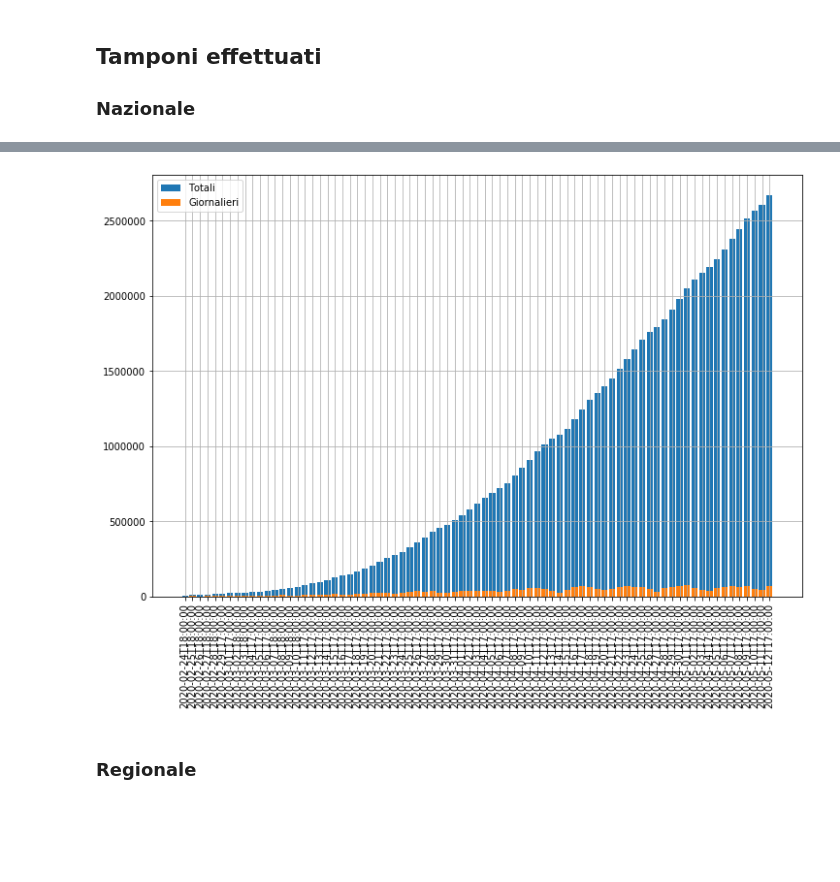
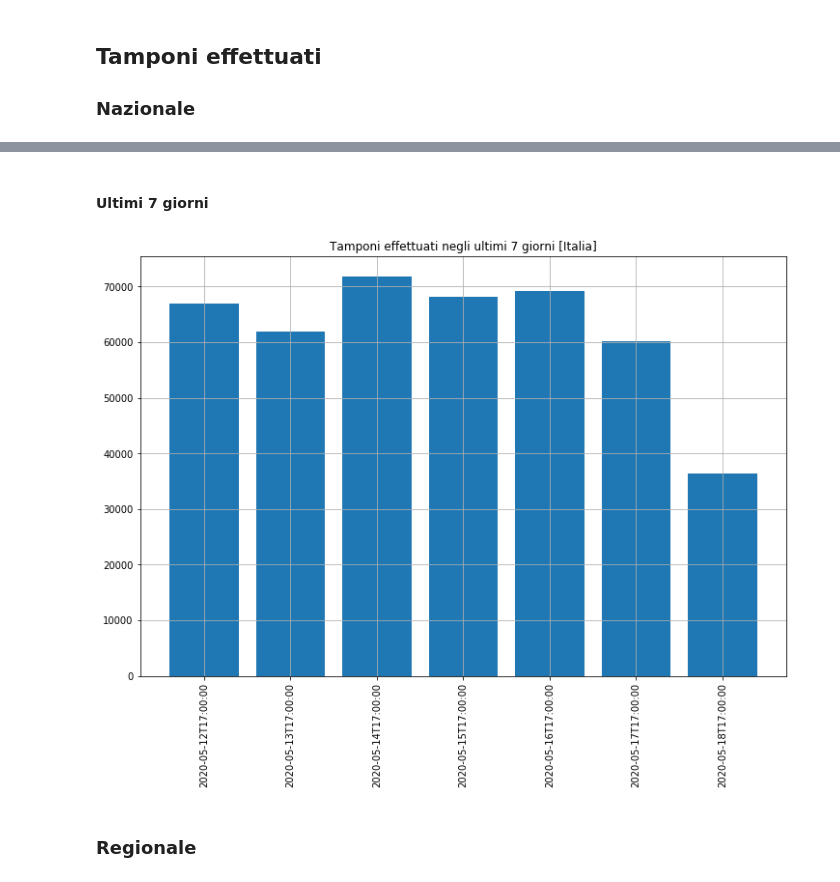
Before and after one commit to taracchi/covid, a Jupyter notebook: analisi_tamponi.ipynb, the cells around one changed output, grey strips where cells are left out. Cells and saved outputs as stored; diff of their text form; code cells hidden in the pictures; blank space fills up the shorter version.

```diff
--- a/analisi_tamponi.ipynb
+++ b/analisi_tamponi.ipynb
@@ -23,13 +32,16 @@ for r in range(grid_shape[0]):
+# %% [markdown]
+#### Ultimi 7 giorni
 # %%
+ultimi_giorni=7
+regione='Italia'
+
 plt.figure(figsize=(12,8))
-
-plt.bar(day_counter,trend['tamponi']['Italia'],label='Totali')
-plt.bar(day_counter,trend['tamponi_giornalieri']['Italia'],label='Giornalieri')
-plt.xticks(day_counter,giorni,rotation=90)
+plt.title('Tamponi effettuati negli ultimi %d giorni [%s]'%(ultimi_giorni,regione))
+plt.bar(range(ultimi_giorni),trend['tamponi_giornalieri'][regione][-ultimi_giorni:])
+plt.xticks(range(ultimi_giorni),giorni[-ultimi_giorni:],rotation=90)
 plt.grid()
-plt.legend()
 plt.show()
 # %% [output]
-[figure, old version]
+[figure, new version]
 # %% [markdown]
 ### Regionale
```
Also changed, not shown: parts of 9 cells of this notebook, 8 other files.
